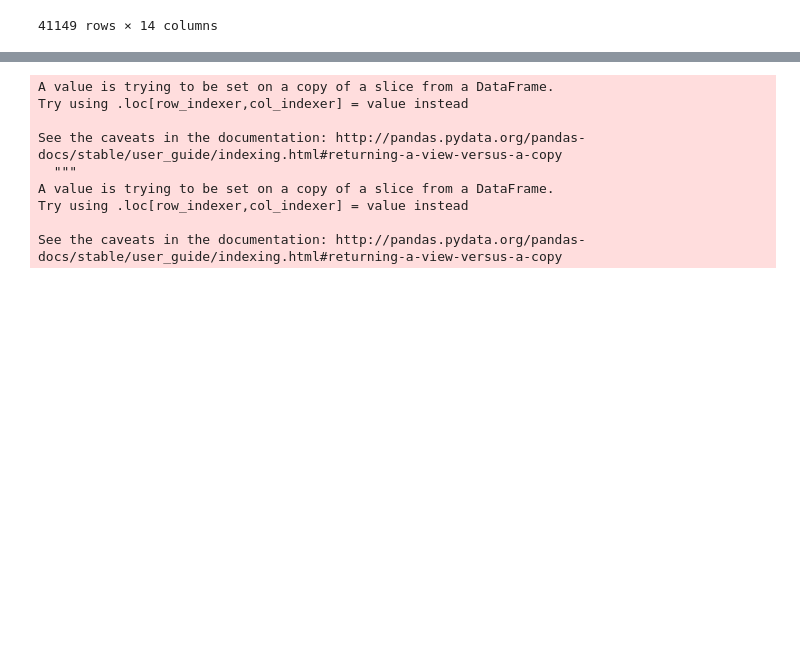
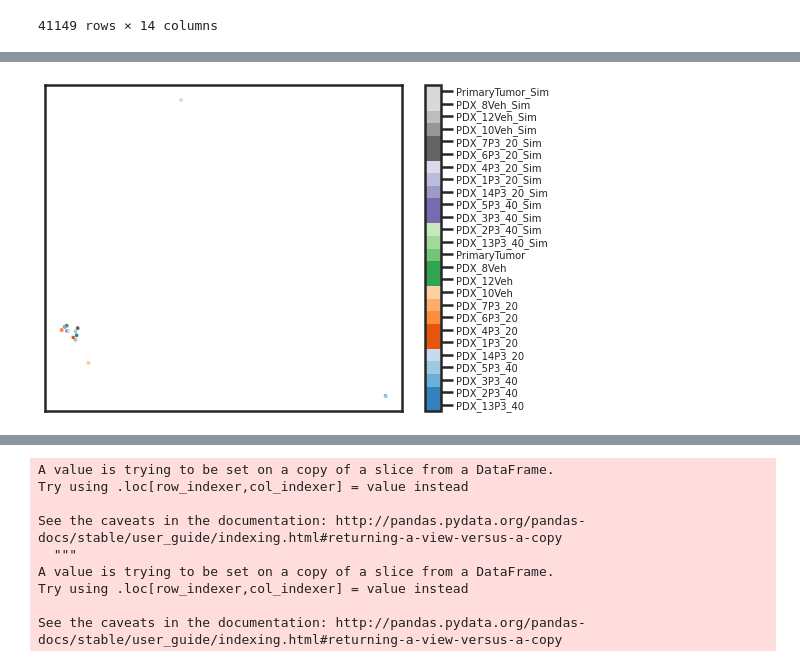
Before and after one commit to powerhorse1986/statsPlotGenerator, a Jupyter notebook: TestGPUPoweredUMAP.ipynb, the cells around one changed output, grey strips where cells are left out. Saved outputs shown, nothing was run; the diff lists cells and outputs as text; code cells hidden in the pictures; blank space fills up the shorter version.

```diff
--- a/TestGPUPoweredUMAP.ipynb
+++ b/TestGPUPoweredUMAP.ipynb
@@ -700,0 +775,4 @@ totalReal
+# %%
+total = total.drop(columns = 'GeneID')
+total = total.T
+total
@@ -700,0 +798,4 @@ totalReal
+# %%
+totalTarget = total.index.values.tolist()
+sourceTarget = ['Real'] * 13 + ['Simulated'] * 13
+groupTarget = ['High'] * 4 + ['Low'] * 5 + ['Veh'] * 3 + ['Tumor'] + ['High'] * 4 + ['Low'] * 5 + ['Veh'] * 3 + ['Tumor']
@@ -700,0 +832,4 @@ totalReal
+# %%
+%%time
+pca = skPCA(n_components = 2)
+decomposedTotal = pca.fit_transform(total)
@@ -700,0 +839,6 @@ totalReal
+# %%
+decomposedDF = pd.DataFrame(decomposedTotal, columns = (['PC1', 'PC2']))
+encoder = LabelEncoder()
+Label = encoder.fit_transform(totalTarget)
+decomposedDF['Label'] = Label
+decomposedDF
@@ -700,0 +863,12 @@ totalReal
+# %%
+#sns.set(style='white', context='poster')
+fig, ax6 = plt.subplots(1, figsize = (8, 6))
+plt.scatter(x = 'PC1', y = 'PC2', c = 'Label', cmap = 'tab20c', s = 2.0, alpha = 1.0, data = decomposedDF)
+plt.setp(ax6, xticks = [], yticks = [])
+#plt.legend(loc = 'best', prop = {'size': 10})
+cbar = plt.colorbar(boundaries = np.arange(27) - 0.5)
+cbar.set_ticks(np.arange(26))
+cbar.ax.tick_params(labelsize = 10)
+cbar.set_ticklabels(totalTarget)
+# %% [output]
+[figure, added]
```
Also changed, not shown: parts of 17 cells of this notebook.
